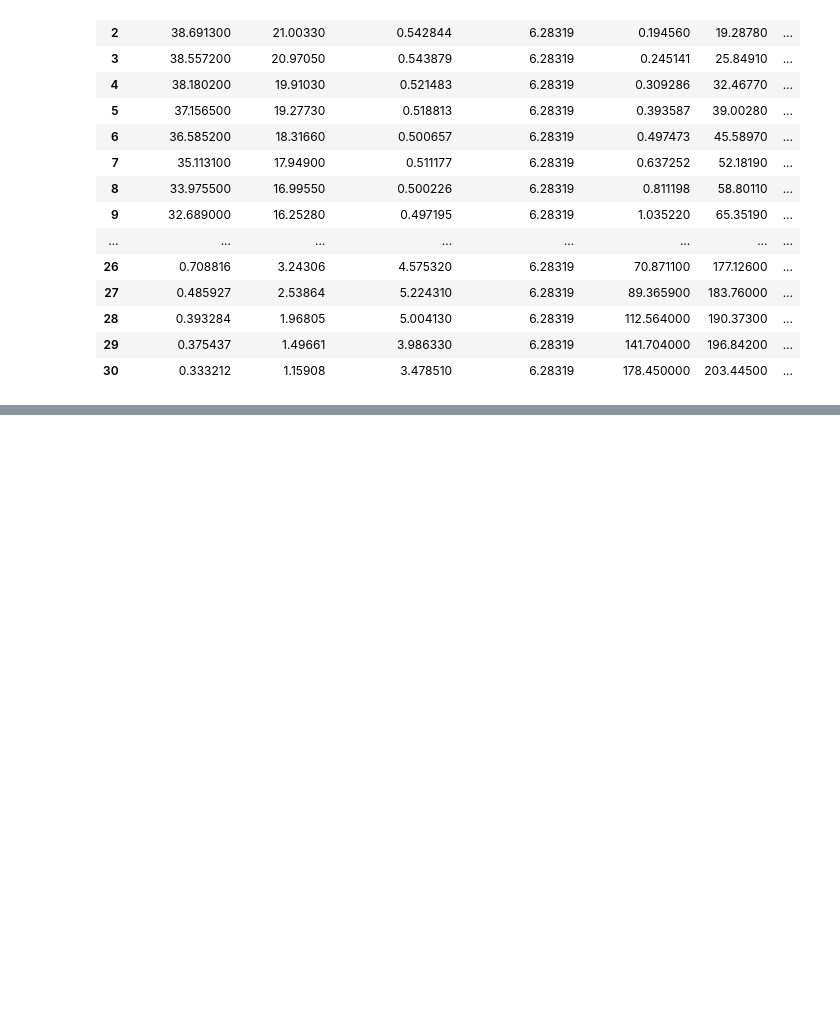
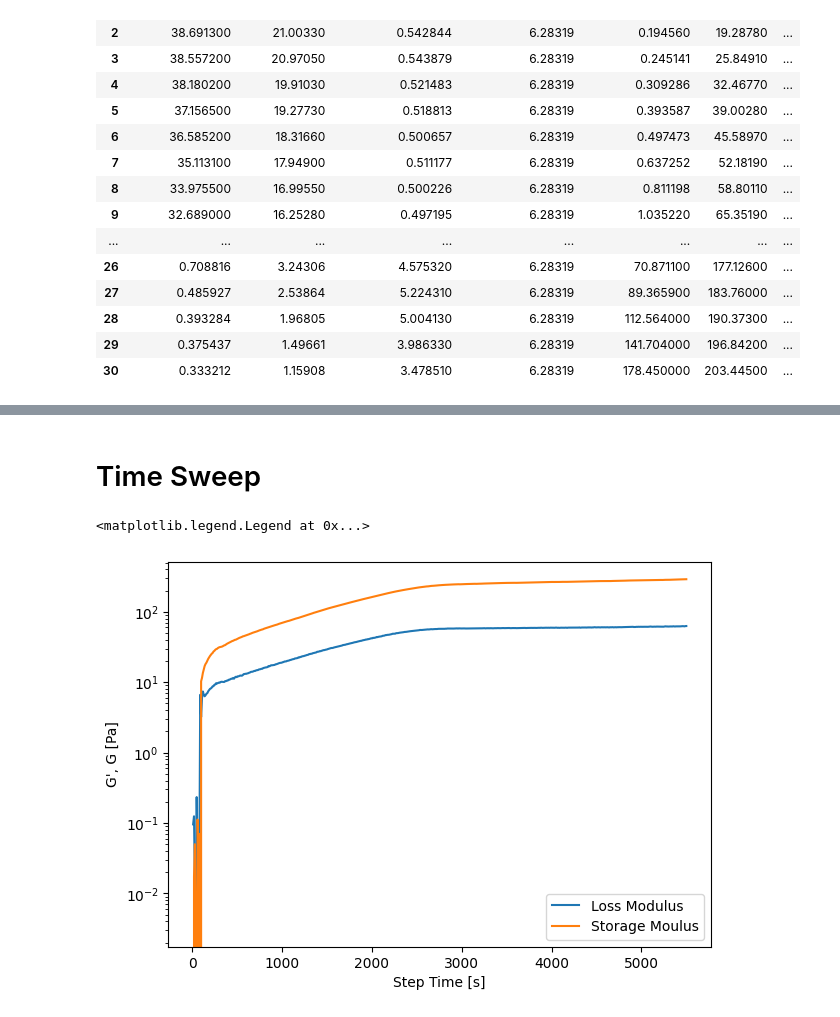
Before and after one commit to Jhko725/NeuralConstitutiveEq.jl, a Jupyter notebook: notebooks/rheometer data/231226_collagen.ipynb, the cells around one changed output, grey strips where cells are left out. Drawn from its saved outputs; the diff is of its cells as text; code cells hidden in the pictures; blank space fills up the shorter version.

```diff
--- a/notebooks/rheometer data/231226_collagen.ipynb
+++ b/notebooks/rheometer data/231226_collagen.ipynb
@@ -9,6 +9,7 @@ amp_ref = pd.read_csv("referenc data_amplitude sweep.dat", sep="\t")
 
 freq_data_exp = pd.read_csv("collagen_sample(frequency sweep).txt", delimiter="\t", header = [0, 1], skiprows=119, engine = "c")
 amp_data_exp = pd.read_csv("collagen_sample(amplitude sweep).txt", delimiter="\t", header = [0, 1], skiprows=119, engine = "c")
+time_data_exp = pd.read_csv("collagen_sample(time sweep).txt", delimiter="\t", header = [0, 1], skiprows=119, engine = "c")
 # %%
 freq_ref.columns = [0,1,2,3,4,5]
 amp_ref.columns = [0,1,2,3,4,5]
@@ -48,6 +49,10 @@ freq_exp = freq_data_exp["Frequency"]
 strain_exp = amp_data_exp["Oscillation strain"]
 Lf_exp , Sf_exp = freq_data_exp["Loss modulus"], freq_data_exp["Storage modulus"]
 La_exp, Sa_exp = amp_data_exp["Loss modulus"], amp_data_exp["Storage modulus"]
+
+time_exp =time_data_exp["Step time"]
+Lt_exp = time_data_exp["Loss modulus"]
+St_exp = time_data_exp["Storage modulus"]
 # %%
 fig, (ax1, ax2) = plt.subplots(1, 2, figsize=(15,10))
 
@@ -73,0 +93,14 @@ ax2.legend()
+# %% [markdown]
+# Time Sweep
+# %%
+fig, ax = plt.subplots(1, 1, figsize=(7,5))
+
+ax.plot(time_exp, Lt_exp, label="Loss Modulus")
+ax.plot(time_exp, St_exp, label="Storage Moulus")
+ax.set_xlabel("Step Time [s]")
+ax.set_ylabel("G', G [Pa]")
+ax.set_yscale("log")
+ax.legend()
+# %% [output]
+<matplotlib.legend.Legend at 0x...>
+[figure, added]
```
Also changed, not shown: parts of 2 cells of this notebook, 7 other files.
